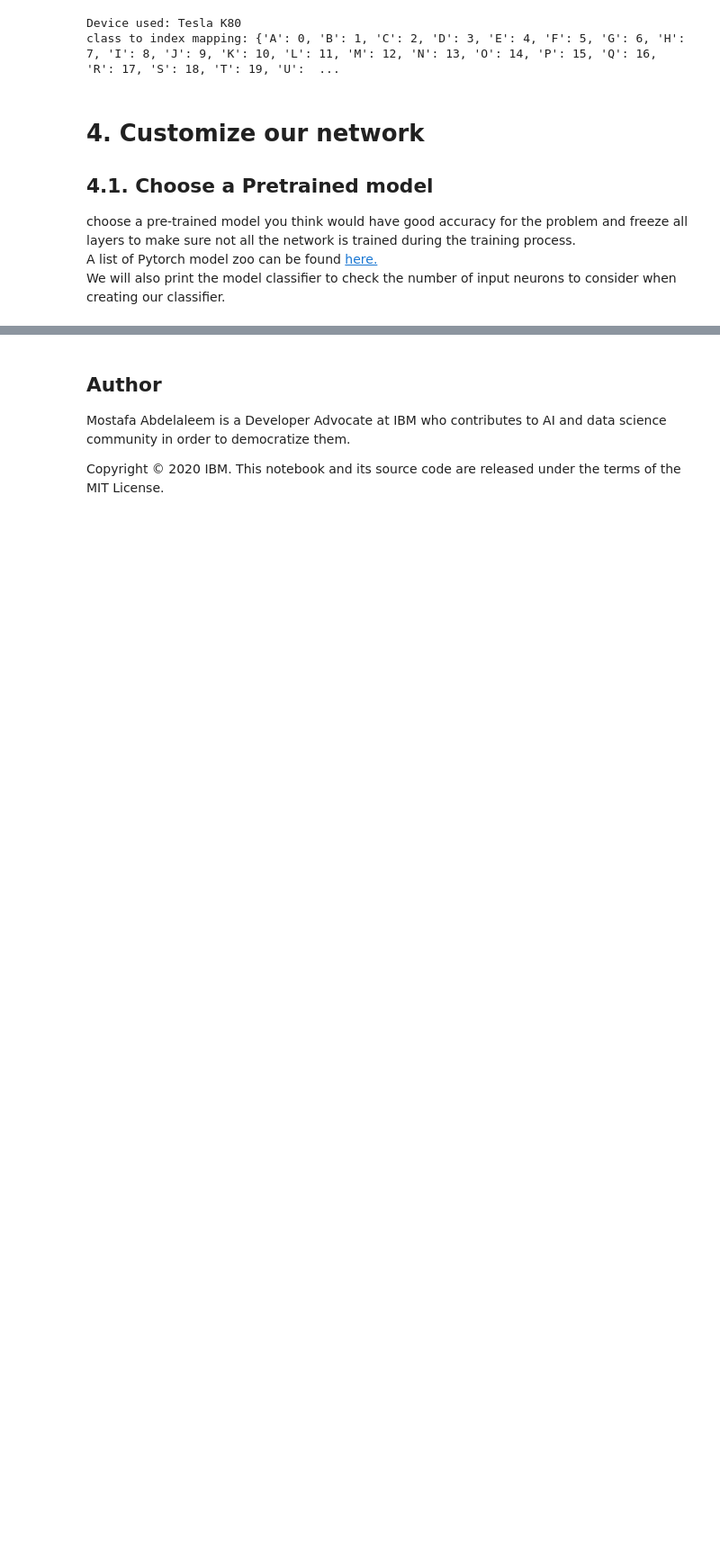
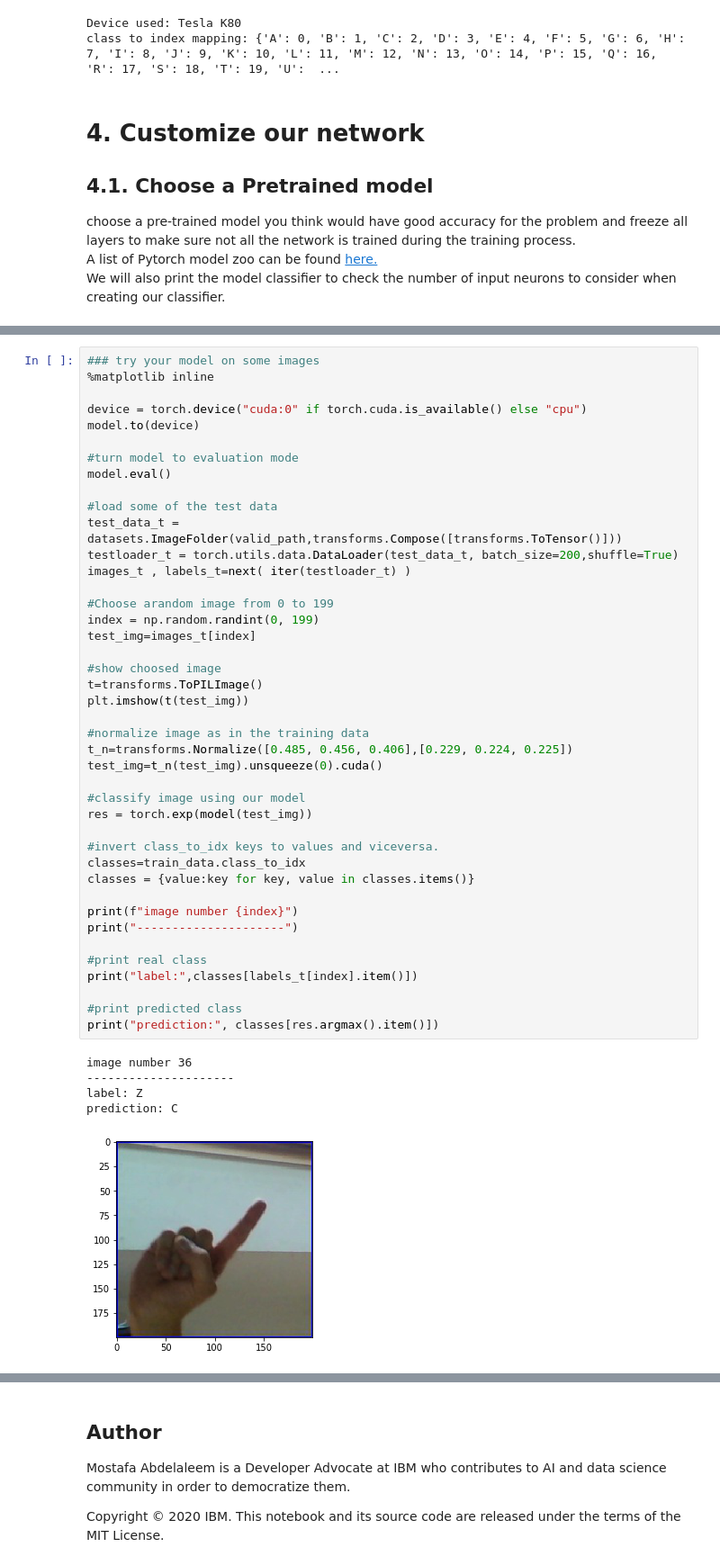
Before and after one commit to Mostafa-Abdelaleem/Pytorch-ASL, a Jupyter notebook: ASL_v2.ipynb, the cells around one changed output, grey strips where cells are left out. Shown at 90% size. Cells and saved outputs as stored; diff of their text form; blank space fills up the shorter version.

```diff
--- a/ASL_v2.ipynb
+++ b/ASL_v2.ipynb
@@ -261 +258,49 @@ Sequential(
+# %%
+### try your model on some images
+%matplotlib inline
+
+device = torch.device("cuda:0" if torch.cuda.is_available() else "cpu")
+model.to(device)
+
+#turn model to evaluation mode
+model.eval()
+
+#load some of the test data
+test_data_t = datasets.ImageFolder(valid_path,transforms.Compose([transforms.ToTensor()]))
+testloader_t = torch.utils.data.DataLoader(test_data_t, batch_size=200,shuffle=True)
+images_t , labels_t=next( iter(testloader_t) )
+
+#Choose arandom image from 0 to 199
+index = np.random.randint(0, 199)
+test_img=images_t[index]
+
+#show choosed image
+t=transforms.ToPILImage()
+plt.imshow(t(test_img))
+
+#normalize image as in the training data
+t_n=transforms.Normalize([0.485, 0.456, 0.406],[0.229, 0.224, 0.225])
+test_img=t_n(test_img).unsqueeze(0).cuda()
+
+#classify image using our model
+res = torch.exp(model(test_img))
+
+#invert class_to_idx keys to values and viceversa.
+classes=train_data.class_to_idx
+classes = {value:key for key, value in classes.items()}
+
+print(f"image number {index}")
+print("---------------------")
+
+#print real class
+print("label:",classes[labels_t[index].item()])
+
+#print predicted class
+print("prediction:", classes[res.argmax().item()])
+# %% [output]
+image number 36
+---------------------
+label: Z
+prediction: C
+[figure, added]
 # %% [markdown]
```
Also changed, not shown: parts of 29 cells of this notebook.
